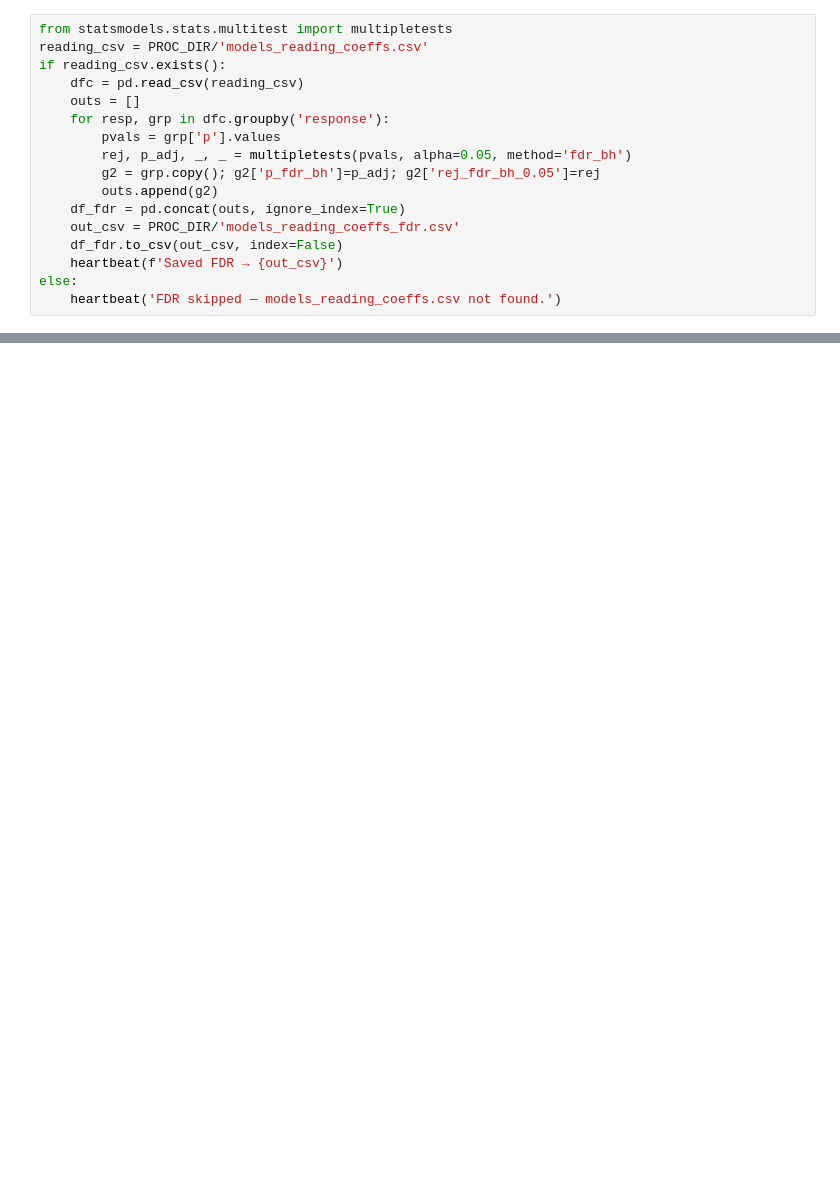
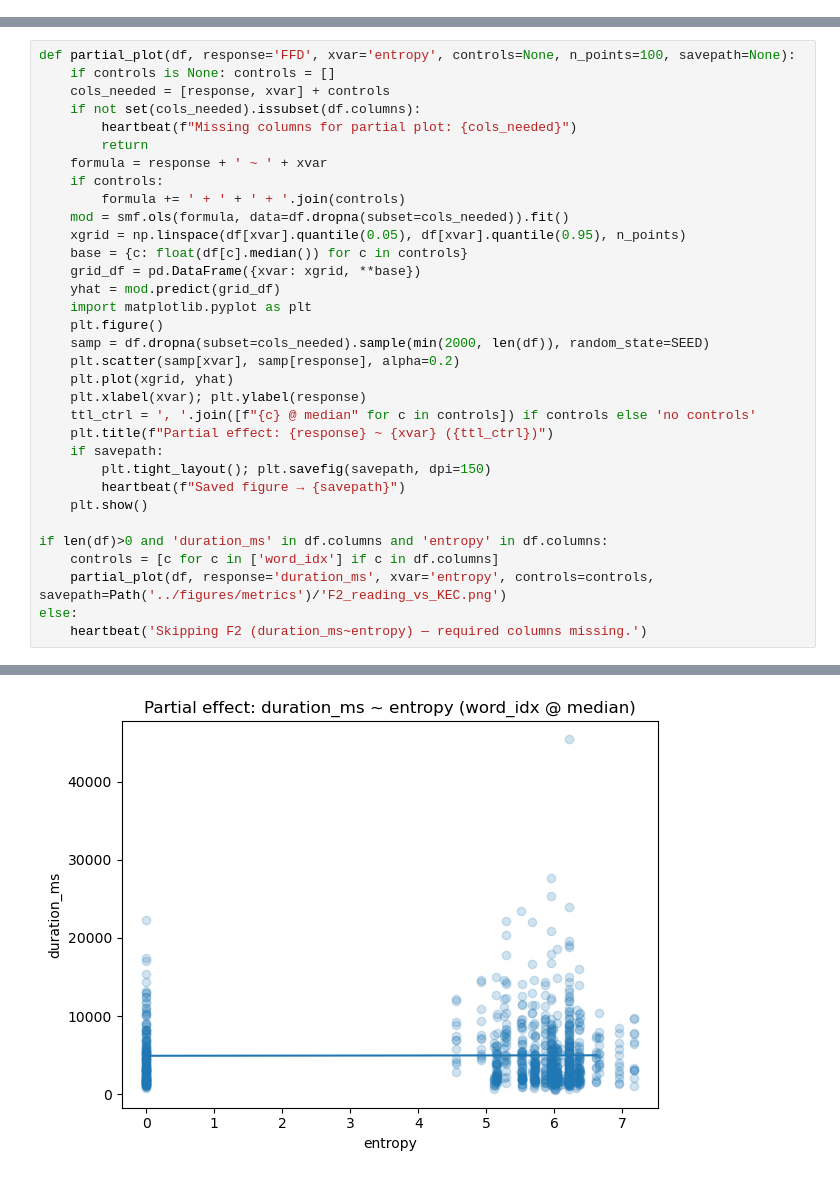
Before and after one commit to agourakis82/pcs-meta-repo, a Jupyter notebook: notebooks/04_zuco_models.ipynb, the cells around one changed output, grey strips where cells are left out. Saved outputs shown, nothing was run; the diff lists cells and outputs as text; blank space fills up the shorter version.

```diff
--- a/notebooks/04_zuco_models.ipynb
+++ b/notebooks/04_zuco_models.ipynb
@@ -256,17 +0,0 @@ Ajusta p-values por família (FFD, GD, log_TRT, log_GPT).
-# %%
-from statsmodels.stats.multitest import multipletests
-reading_csv = PROC_DIR/'models_reading_coeffs.csv'
-if reading_csv.exists():
-    dfc = pd.read_csv(reading_csv)
-    outs = []
-    for resp, grp in dfc.groupby('response'):
-        pvals = grp['p'].values
-        rej, p_adj, _, _ = multipletests(pvals, alpha=0.05, method='fdr_bh')
-        g2 = grp.copy(); g2['p_fdr_bh']=p_adj; g2['rej_fdr_bh_0.05']=rej
-        outs.append(g2)
-    df_fdr = pd.concat(outs, ignore_index=True)
-    out_csv = PROC_DIR/'models_reading_coeffs_fdr.csv'
-    df_fdr.to_csv(out_csv, index=False)
-    heartbeat(f'Saved FDR → {out_csv}')
-else:
-    heartbeat('FDR skipped — models_reading_coeffs.csv not found.')
@@ -272,0 +181,34 @@ else:
+# %%
+def partial_plot(df, response='FFD', xvar='entropy', controls=None, n_points=100, savepath=None):
+    if controls is None: controls = []
+    cols_needed = [response, xvar] + controls
+    if not set(cols_needed).issubset(df.columns):
+        heartbeat(f"Missing columns for partial plot: {cols_needed}")
+        return
+    formula = response + ' ~ ' + xvar
+    if controls:
+        formula += ' + ' + ' + '.join(controls)
+    mod = smf.ols(formula, data=df.dropna(subset=cols_needed)).fit()
+    xgrid = np.linspace(df[xvar].quantile(0.05), df[xvar].quantile(0.95), n_points)
+    base = {c: float(df[c].median()) for c in controls}
+    grid_df = pd.DataFrame({xvar: xgrid, **base})
+    yhat = mod.predict(grid_df)
+    import matplotlib.pyplot as plt
+    plt.figure()
+    samp = df.dropna(subset=cols_needed).sample(min(2000, len(df)), random_state=SEED)
+    plt.scatter(samp[xvar], samp[response], alpha=0.2)
+    plt.plot(xgrid, yhat)
+    plt.xlabel(xvar); plt.ylabel(response)
+    ttl_ctrl = ', '.join([f"{c} @ median" for c in controls]) if controls else 'no controls'
+    plt.title(f"Partial effect: {response} ~ {xvar} ({ttl_ctrl})")
+    if savepath:
+        plt.tight_layout(); plt.savefig(savepath, dpi=150)
+        heartbeat(f"Saved figure → {savepath}")
+    plt.show()
+
+if len(df)>0 and 'duration_ms' in df.columns and 'entropy' in df.columns:
+    controls = [c for c in ['word_idx'] if c in df.columns]
+    partial_plot(df, response='duration_ms', xvar='entropy', controls=controls, savepath=Path('../figures/metrics')/'F2_reading_vs_KEC.png')
+else:
+    heartbeat('Skipping F2 (duration_ms~entropy) — required columns missing.')
+# %% [output]
@@ -272,0 +216 @@ else:
+[figure, added]
```
Also changed, not shown: parts of 38 cells of this notebook, 9 other files.
